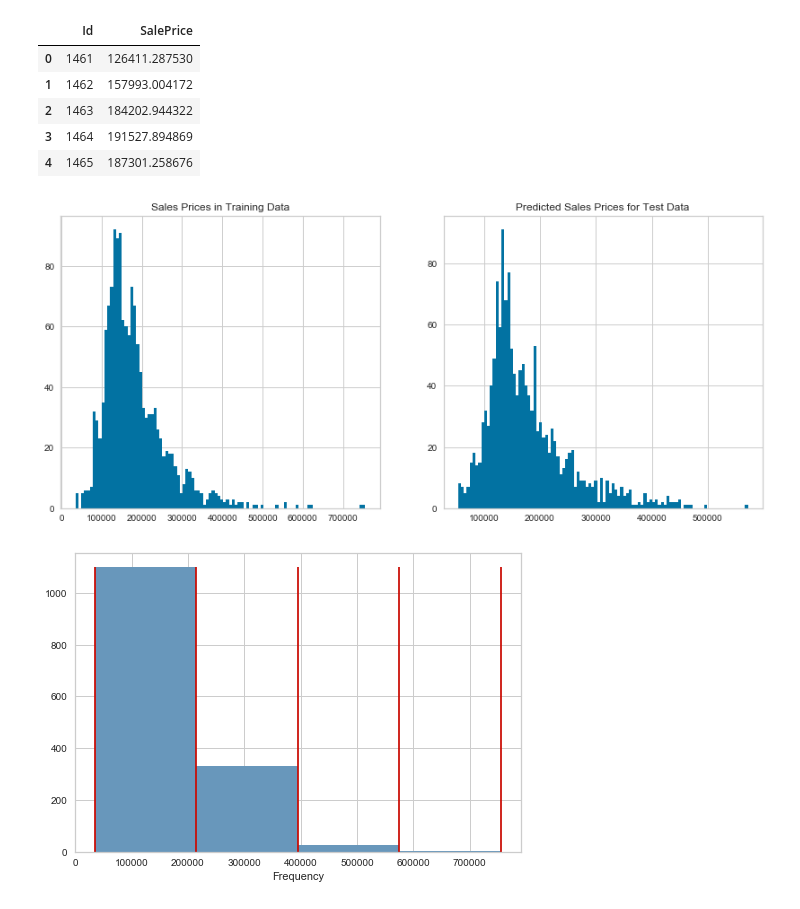
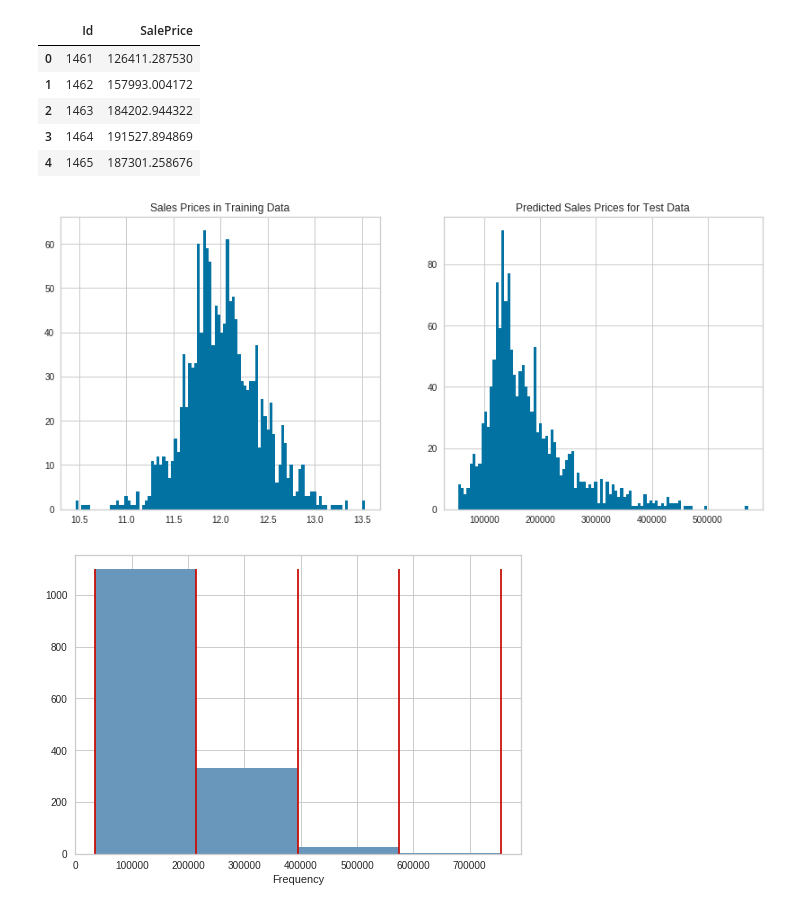
Before and after one commit to Nik8x/Housing_Data_Analysis, a Jupyter notebook: Housing_Data_Analysis.ipynb, the cells around one changed output. Drawn from its saved outputs; the diff is of its cells as text; code cells hidden in the pictures.

```diff
--- a/Housing_Data_Analysis.ipynb
+++ b/Housing_Data_Analysis.ipynb
@@ -711,17 +711,17 @@ pd.concat([pd.DataFrame(test.index), np.exp(pd.DataFrame(GradientBoostingRegress
 # %%
 plt.figure(figsize = (14, 6))
 
 plt.subplot(1, 2, 1)
-plt.hist(np.exp(train.SalePrice), bins = 100)
+plt.hist(train.SalePrice, bins = 100)
 plt.title('Sales Prices in Training Data')
 
 plt.subplot(1, 2, 2)
-plt.hist((np.exp(test_Sale_Price)), bins = 100)
+plt.hist(np.exp(test_Sale_Price)[0], bins = 100)
 plt.title('Predicted Sales Prices for Test Data')
 
 plt.show()
 # %% [output]
-[figure, old version]
+[figure, new version]
 # %%
 # to store above data into a csv file
 # np.exp(test_Sale_Price).to_csv('test_Sale_Price.csv')
```
Also changed, not shown: parts of 11 cells of this notebook.
